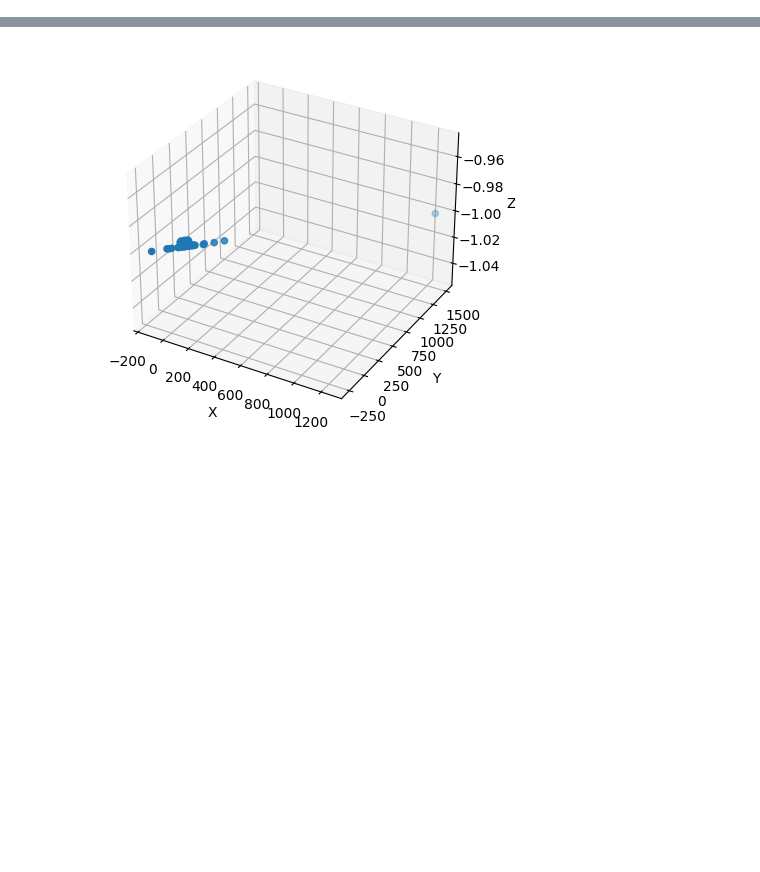
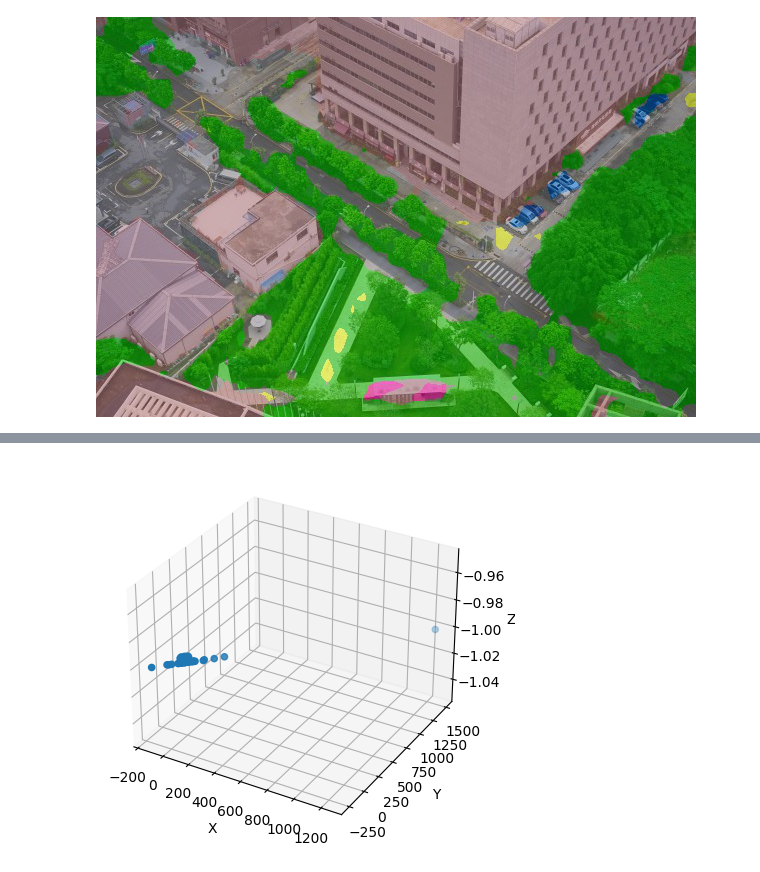
Before and after one commit to chunming1022/segmantic-in-nerf, a Jupyter notebook: w2c.ipynb, the cells around one changed output, grey strips where cells are left out. Cells and saved outputs as stored; diff of their text form; code cells hidden in the pictures; blank space fills up the shorter version.

```diff
--- a/w2c.ipynb
+++ b/w2c.ipynb
@@ -12,0 +24,5 @@ from tqdm import trange
+# %%
+img = Image.open('sz_test.jpg')
+img.show()
+# %% [output]
+[figure, added]
```
Also changed, not shown: parts of 8 cells of this notebook.
